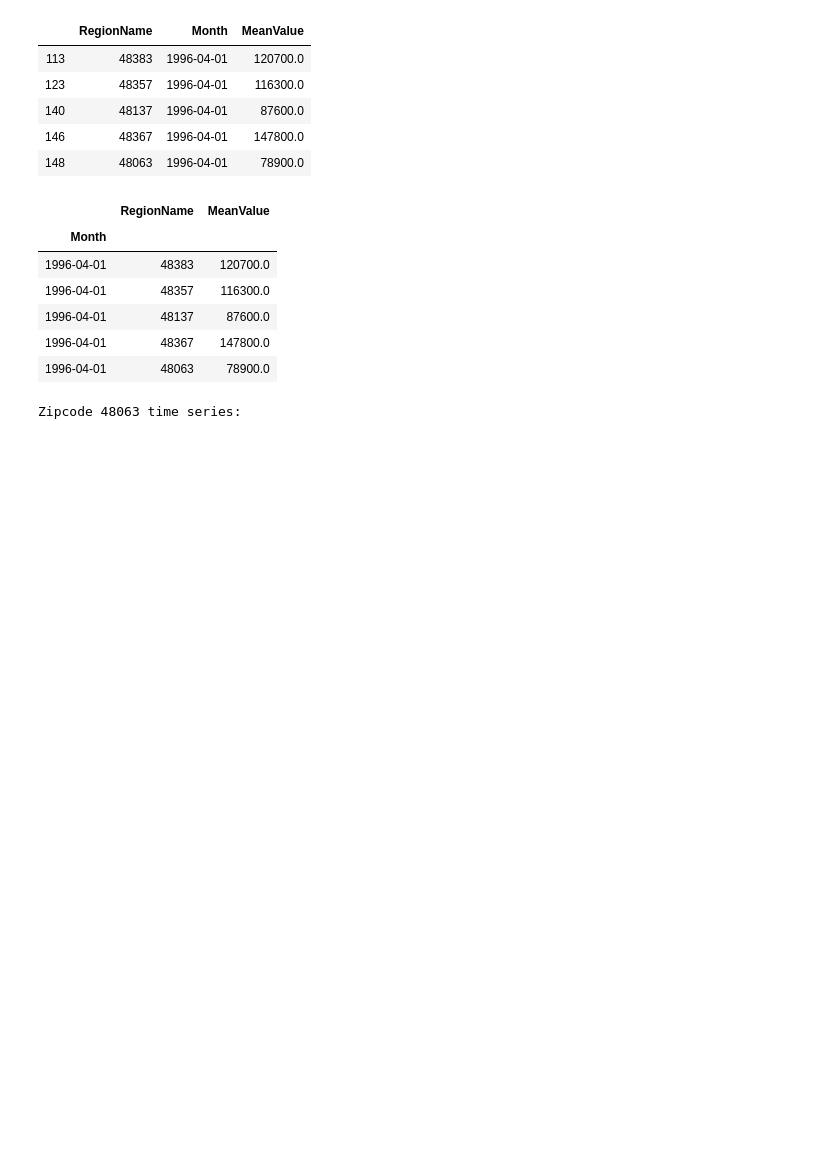
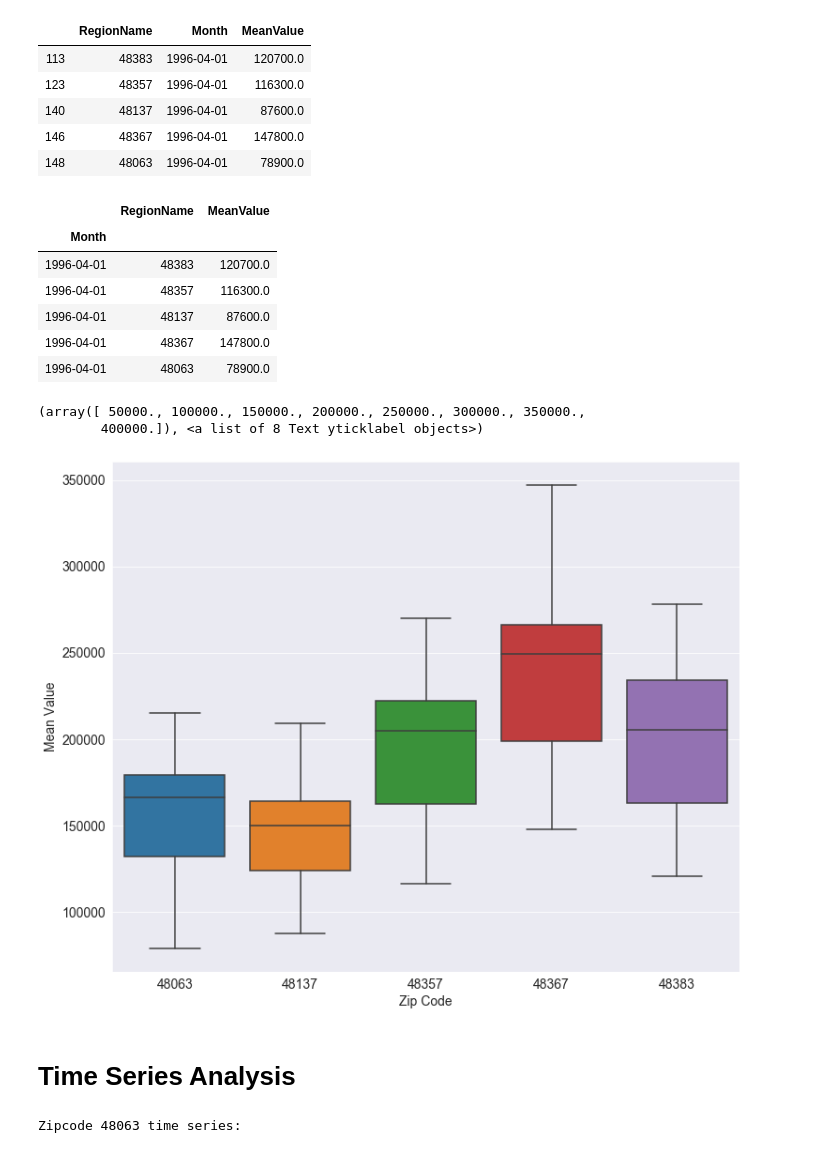
Before and after one commit to lambertmk/Time-Series-using-ARIMA-and-Zillow-housing-data, a Jupyter notebook: mod_4_starter_notebook.ipynb, the cells around one changed output. Drawn from its saved outputs; the diff is of its cells as text; code cells hidden in the pictures; blank space fills up the shorter version.

```diff
--- a/mod_4_starter_notebook.ipynb
+++ b/mod_4_starter_notebook.ipynb
@@ -283,3 +263,14 @@ best5_melted.head()
 | 1996-04-01 | 48137 | 87600.0 |
 | 1996-04-01 | 48367 | 147800.0 |
 | 1996-04-01 | 48063 | 78900.0 |
+# %%
+fig, ax = plt.subplots(figsize=(12,10))
+sns.boxplot(x='RegionName', y='MeanValue', data=best5_melted, ax=ax)
+plt.xticks(fontsize=14)
+plt.xlabel('Zip Code', fontsize=14)
+plt.ylabel('Mean Value', fontsize=14)
+plt.yticks(fontsize=14)
+# %% [output]
+(array([ 50000., 100000., 150000., 200000., 250000., 300000., 350000.,
+        400000.]), <a list of 8 Text yticklabel objects>)
+[figure, added]
@@ -286 +279,3 @@ best5_melted.head()
+# %% [markdown]
+# Time Series Analysis
 # %%
```
Also changed, not shown: parts of 16 cells of this notebook.
